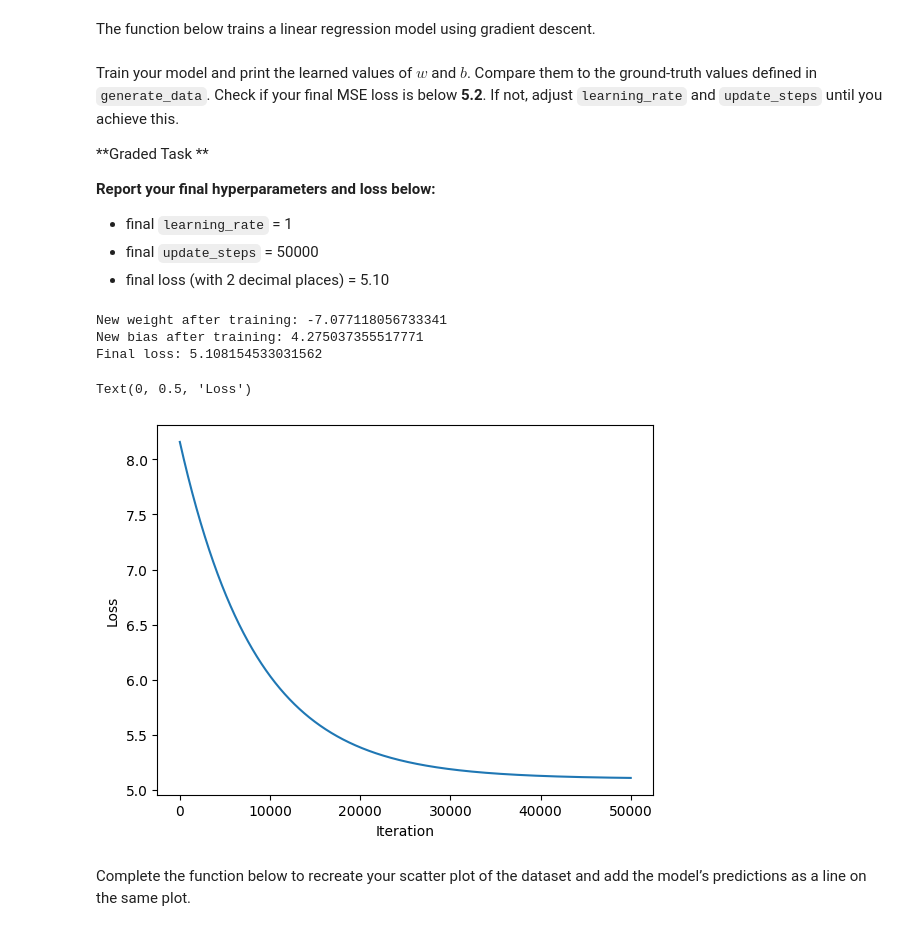
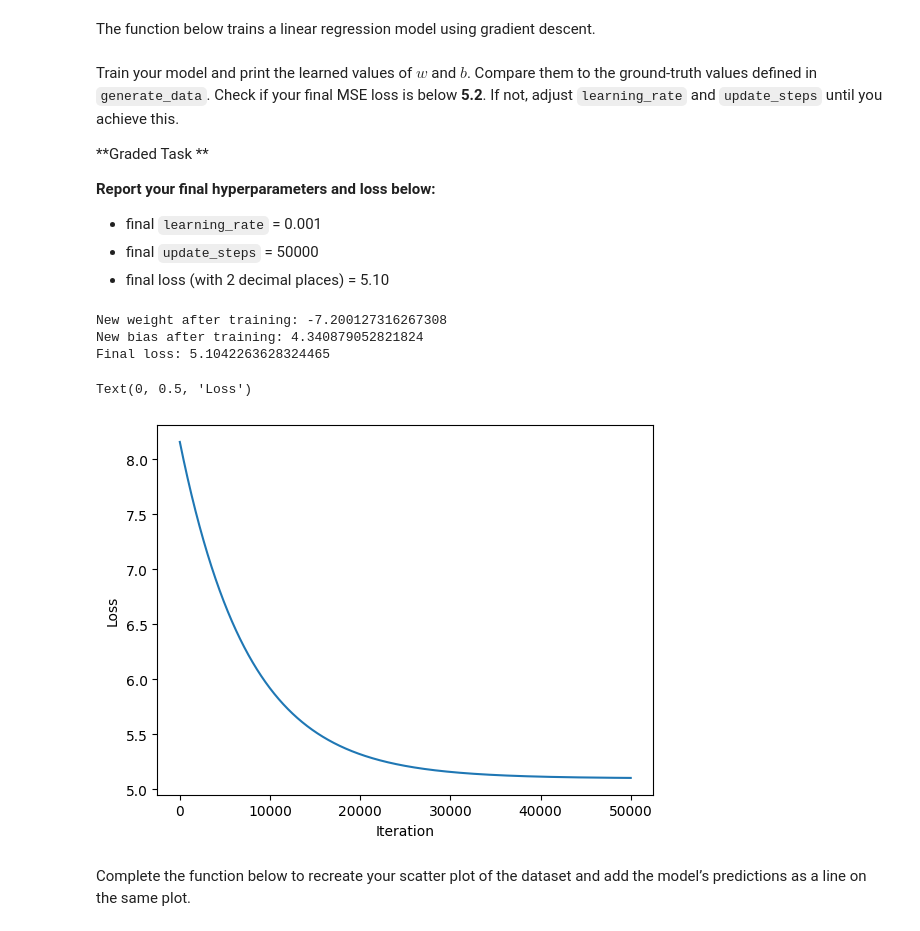
Before and after one commit to rumncoke-ai/CSC413, a Jupyter notebook: hw01.ipynb, the cells around one changed output. Saved outputs shown, nothing was run; the diff lists cells and outputs as text; code cells hidden in the pictures.

```diff
--- a/hw01.ipynb
+++ b/hw01.ipynb
@@ -245,7 +245,7 @@ def weight_update(weight: float, bias: float, inputs: np.array,
 
     ##########################################
     weight_update = dloss_dmodel(weight, bias, inputs, targets) * inputs
-    res = np.mean(weight_update)
+    res = np.sum(weight_update)
     ##########################################
     return res
 # %% [markdown]
@@ -279,7 +279,7 @@ def bias_update(weight: float, bias: float, inputs: np.array,
 
     ##########################################
     bias_update = dloss_dmodel(weight, bias, inputs, targets)
-    res = np.mean(bias_update)
+    res = np.sum(bias_update)
     ##########################################
     return res
 # %% [markdown]
@@ -330,7 +330,7 @@ Train your model and print the learned values of $w$ and $b$. Compare them to th
 
 **Report your final hyperparameters and loss below:**
 
-* final `learning_rate` = 1
+* final `learning_rate` = 0.001
 * final `update_steps` = 50000
 * final loss (with 2 decimal places) = 5.10
 # %%
@@ -341,38 +341,38 @@ Train your model and print the learned values of $w$ and $b$. Compare them to th
 # and the number of update steps to minimize the loss.
 # Your goal: achieve a final MSE loss < 5.2.
 #
 # Do NOT change the initial values of weight or bias.
 # Only modify learning_rate and update_steps inside the TODO block.
 # ========================================================
 
 ## Don't change initial parameters
 weight = 1.
 bias = 0.
 
 # Update the parameters (learning_rate and update_steps) below
 #so that your model achieves < 5.2 MSE loss
 #########################################
 ## TODO:
-learning_rate = 1
+learning_rate = 0.001
 update_steps = 50000
 ##########################################
 
 new_weight, new_bias, losses = train_linear_regression(inputs, targets,
                                                        weight, bias,
                                                        learning_rate,
                                                        update_steps)
 print(f"New weight after training: {new_weight}")
 print(f"New bias after training: {new_bias}")
 print(f"Final loss: {losses[-1]}")
 plt.plot(losses)
 plt.xlabel("Iteration")
 plt.ylabel("Loss")
 # %% [output]
-New weight after training: -7.077118056733341
-New bias after training: 4.275037355517771
-Final loss: 5.108154533031562
+New weight after training: -7.200127316267308
+New bias after training: 4.340879052821824
+Final loss: 5.1042263628324465
 Text(0, 0.5, 'Loss')
-[figure, old version]
+[figure, new version]
 # %% [markdown]
 Complete the function below to recreate your scatter plot of the dataset and add the model’s predictions as a line on the same plot.
 # %%
```
Also changed, not shown: parts of 6 cells of this notebook.
